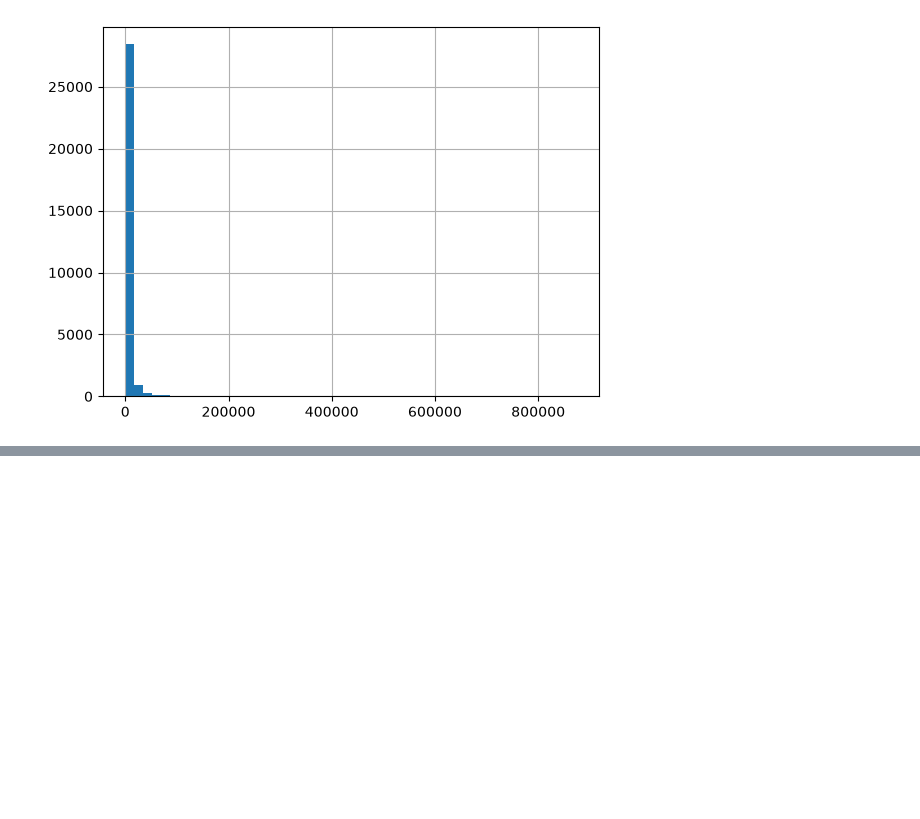
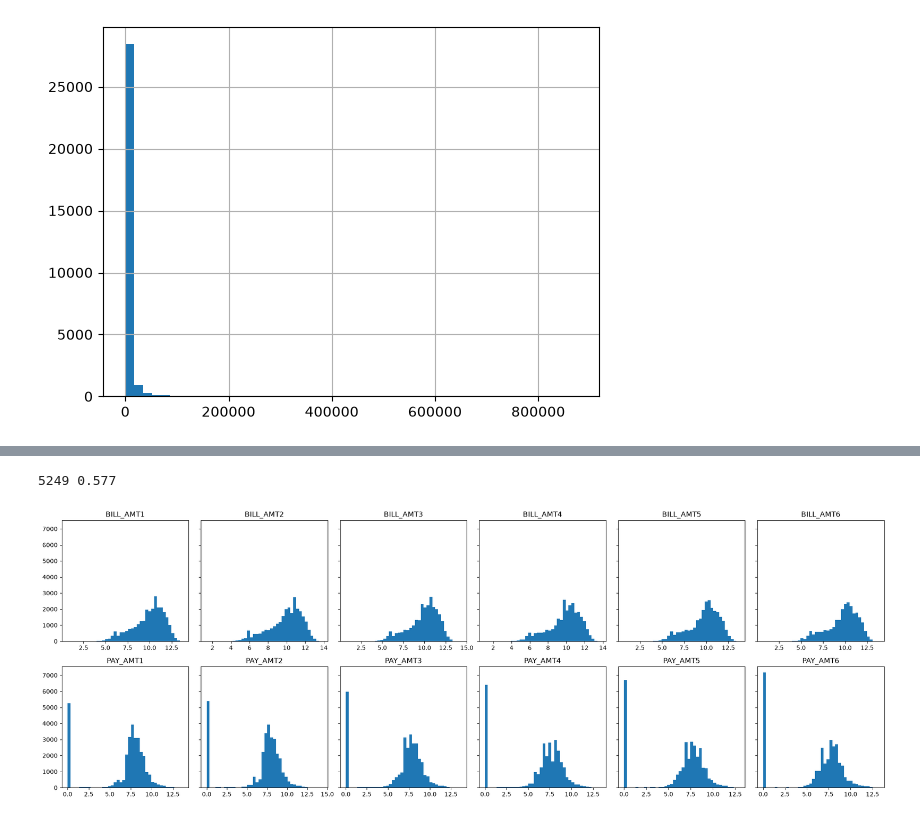
Before and after one commit to Luben69/Default-of-Credit-Card-Clients, a Jupyter notebook: Untitled.ipynb, the cells around one changed output, grey strips where cells are left out. Drawn from its saved outputs; the diff is of its cells as text; code cells hidden in the pictures; blank space fills up the shorter version.

```diff
--- a/Untitled.ipynb
+++ b/Untitled.ipynb
@@ -447,0 +709,17 @@ df["PAY_AMT1"].hist(bins=50)
+# %%
+z = df[df['PAY_AMT1'] == 0]
+print(len(z), (z['BILL_AMT2'] <= 0).mean().round(3))
+# %% [output]
+5249 0.577
+# %%
+fig, axes = plt.subplots(2, 6, figsize=(20, 7), sharey=True)
+for ax, c in zip(axes[0], bill):
+    ax.hist(np.log1p(df.loc[df[c] > 0, c]), bins=40)
+    ax.set_title(c)
+for ax, c in zip(axes[1], pay):
+    ax.hist(np.log1p(df[c]), bins=40)
+    ax.set_title(c)
+plt.tight_layout()
+plt.show()
+# %% [output]
+[figure, added]
```
Also changed, not shown: parts of 22 cells of this notebook.
